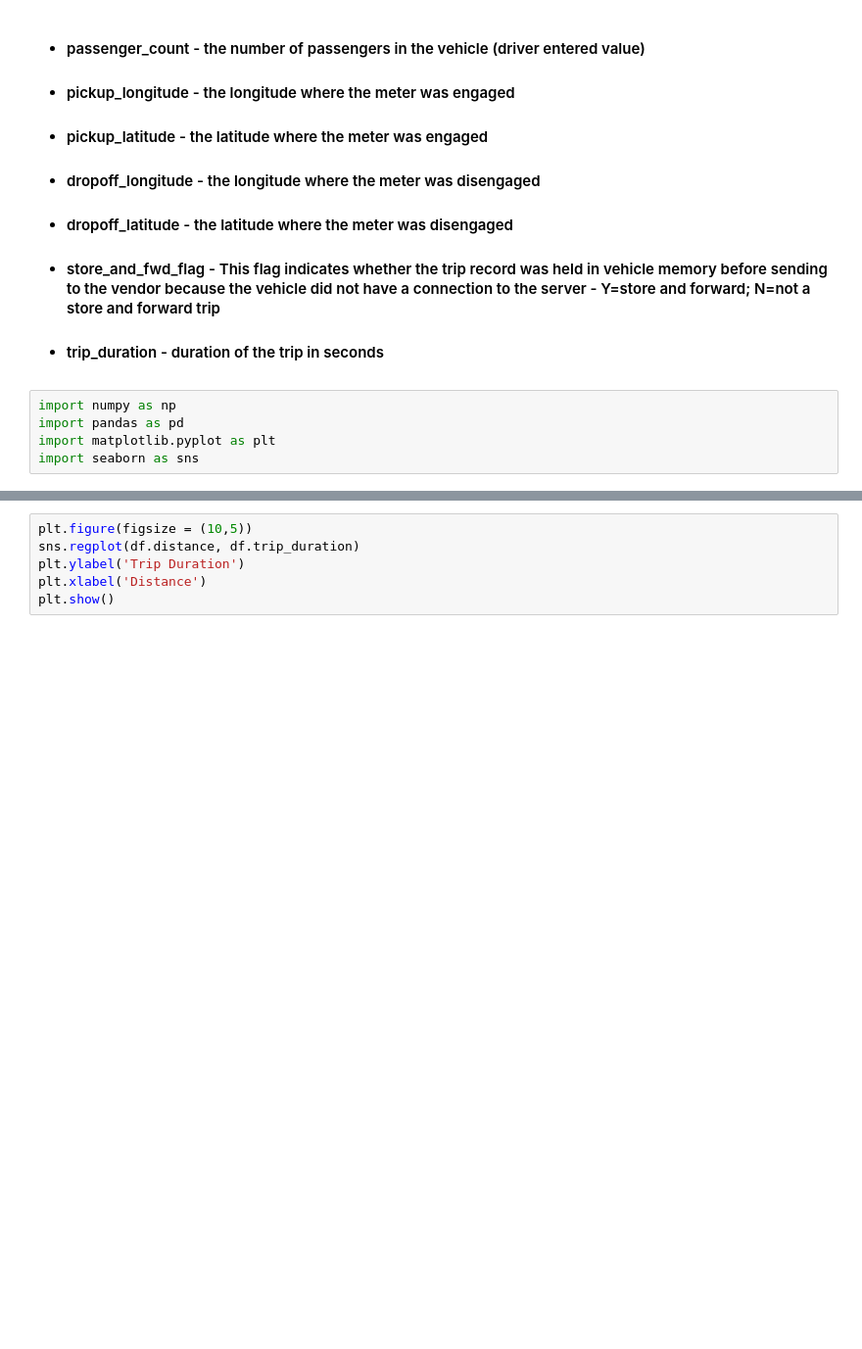
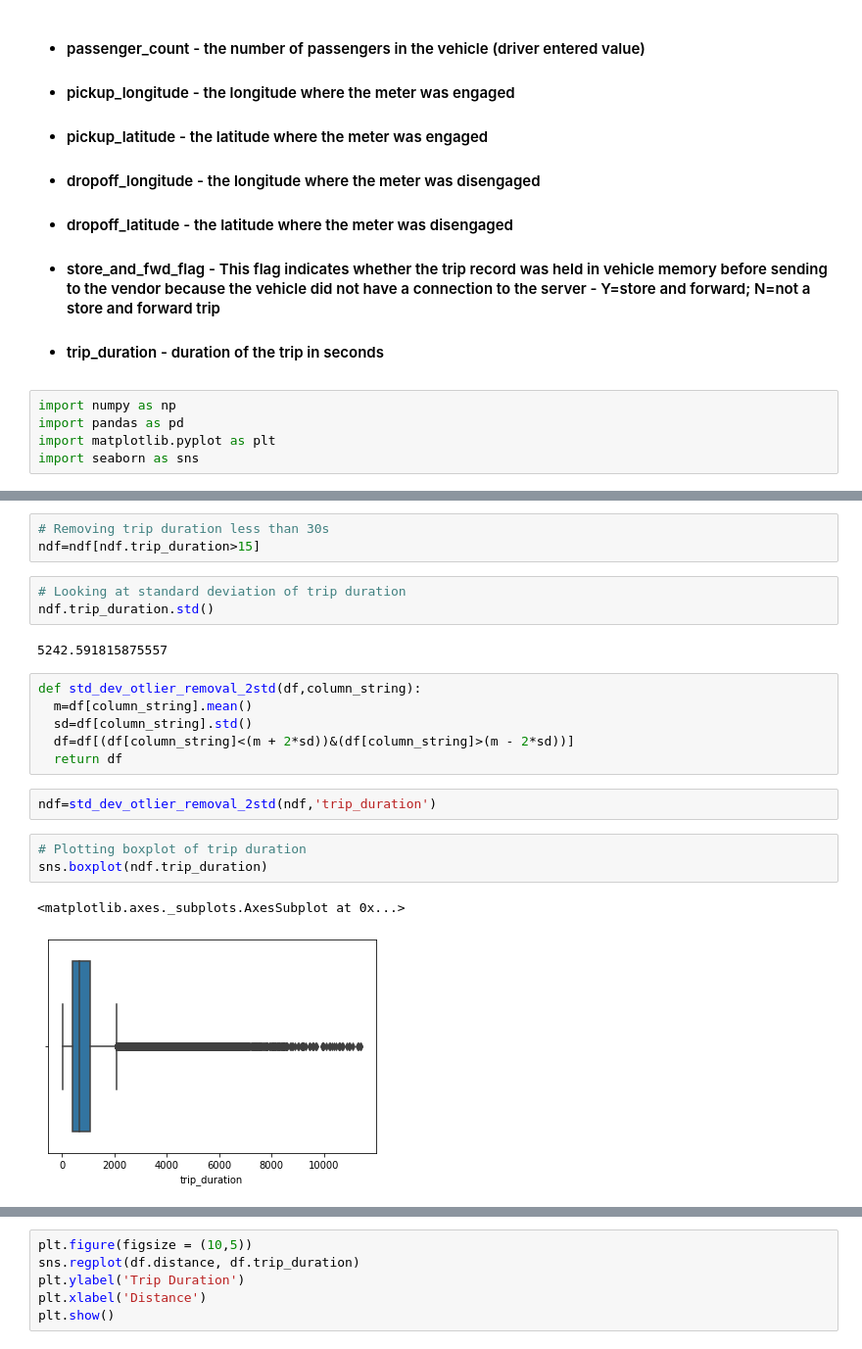
Before and after one commit to sanjaymkr/NYC-Taxi-Trip-Time-Prediction, a Jupyter notebook: Sanjay_Kumar_NYC_Taxi_Trip_Time_Prediction_Capstone_Project.ipynb, the cells around one changed output, grey strips where cells are left out. Shown at 98% size. Cells and saved outputs as stored; diff of their text form; blank space fills up the shorter version.

```diff
--- a/Sanjay_Kumar_NYC_Taxi_Trip_Time_Prediction_Capstone_Project.ipynb
+++ b/Sanjay_Kumar_NYC_Taxi_Trip_Time_Prediction_Capstone_Project.ipynb
@@ -594,0 +284,22 @@ df = df[~(df.distance == 0)]
+# %%
+# Removing trip duration less than 30s
+ndf=ndf[ndf.trip_duration>15]
+# %%
+# Looking at standard deviation of trip duration
+ndf.trip_duration.std()
+# %% [output]
+5242.591815875557
+# %%
+def std_dev_otlier_removal_2std(df,column_string):
+  m=df[column_string].mean()
+  sd=df[column_string].std()
+  df=df[(df[column_string]<(m + 2*sd))&(df[column_string]>(m - 2*sd))]
+  return df
+# %%
+ndf=std_dev_otlier_removal_2std(ndf,'trip_duration')
+# %%
+# Plotting boxplot of trip duration
+sns.boxplot(ndf.trip_duration)
+# %% [output]
+<matplotlib.axes._subplots.AxesSubplot at 0x...>
+[figure, added]
```
Also changed, not shown: parts of 283 cells of this notebook.
